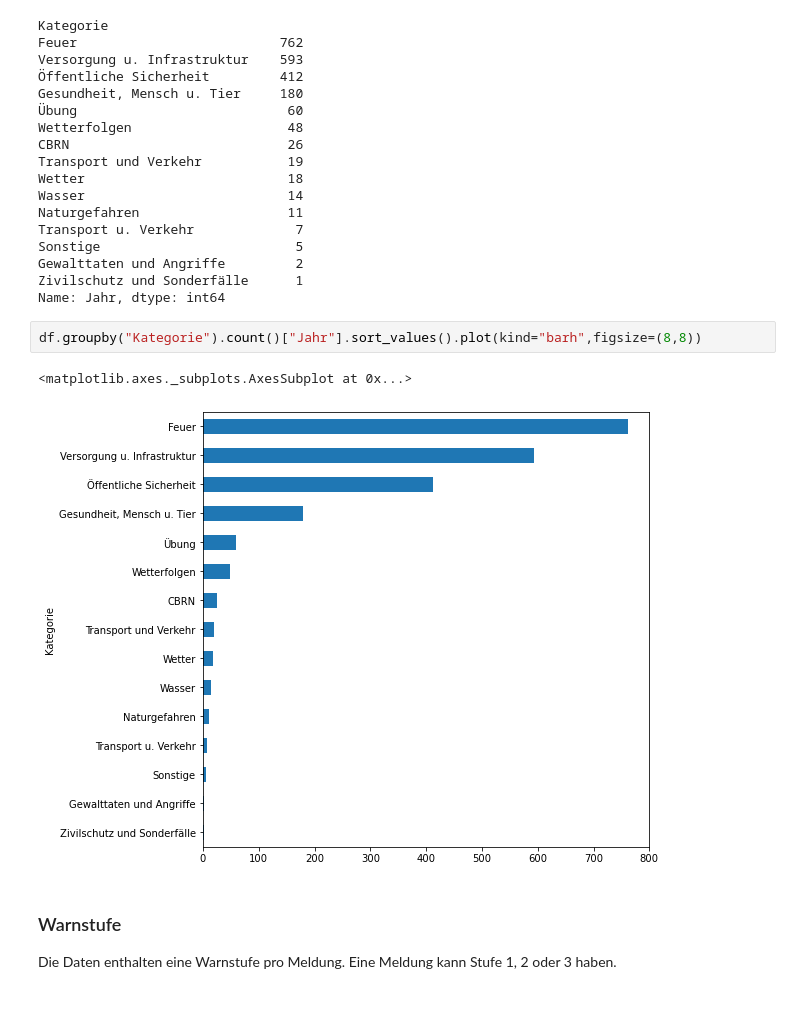
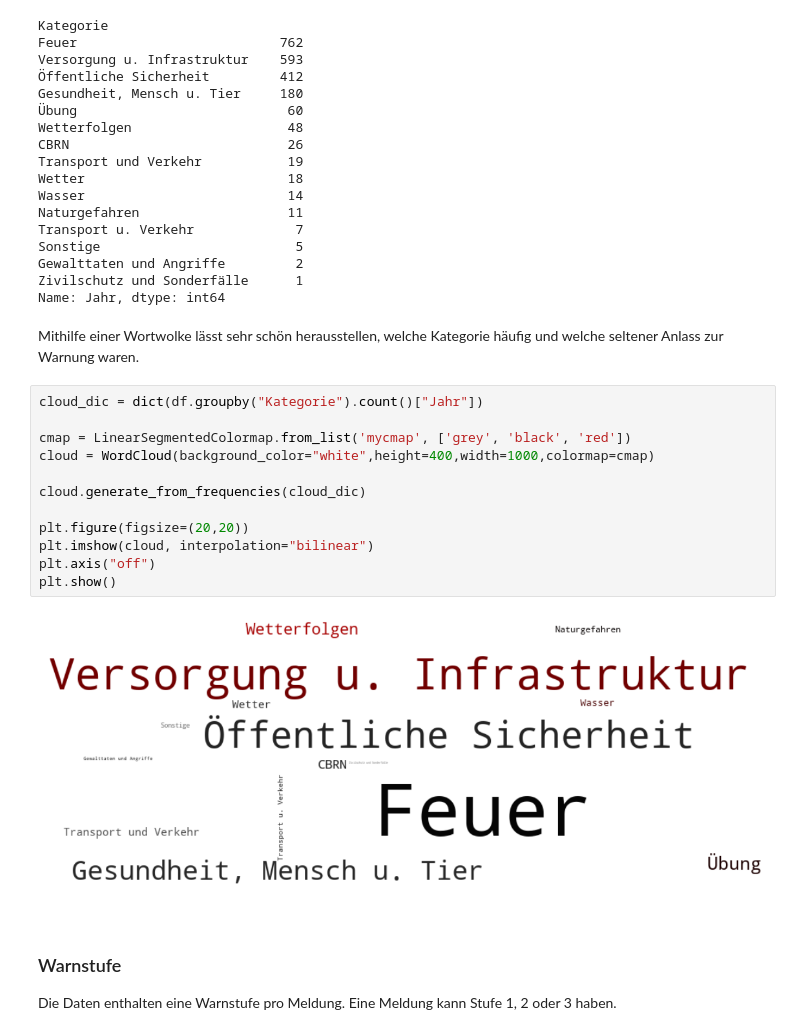
Before and after one commit to orSpec/MoWaS_NINA_Analyse_V2, a Jupyter notebook: analysis/Analyse_Meldungen.ipynb, the cells around one changed output. Cells and saved outputs as stored; diff of their text form; blank space fills up the shorter version.

```diff
--- a/analysis/Analyse_Meldungen.ipynb
+++ b/analysis/Analyse_Meldungen.ipynb
@@ -502,11 +505,22 @@ Sonstige                         5
 Gewalttaten und Angriffe         2
 Zivilschutz und Sonderfälle      1
 Name: Jahr, dtype: int64
-# %%
-df.groupby("Kategorie").count()["Jahr"].sort_values().plot(kind="barh",figsize=(8,8))
-# %% [output]
-<matplotlib.axes._subplots.AxesSubplot at 0x...>
-[figure, removed]
+# %% [markdown]
+Mithilfe einer Wortwolke lässt sehr schön herausstellen, welche Kategorie häufig und welche seltener Anlass zur Warnung waren.
+# %%
+cloud_dic = dict(df.groupby("Kategorie").count()["Jahr"])
+
+cmap = LinearSegmentedColormap.from_list('mycmap', ['grey', 'black', 'red'])
+cloud = WordCloud(background_color="white",height=400,width=1000,colormap=cmap)
+
+cloud.generate_from_frequencies(cloud_dic)
+
+plt.figure(figsize=(20,20))
+plt.imshow(cloud, interpolation="bilinear")
+plt.axis("off")
+plt.show()
+# %% [output]
+[figure, added]
 # %% [markdown]
 ### Warnstufe
 Die Daten enthalten eine Warnstufe pro Meldung. Eine Meldung kann Stufe 1, 2 oder 3 haben.
```
Also changed, not shown: parts of 1 cell of this notebook.
